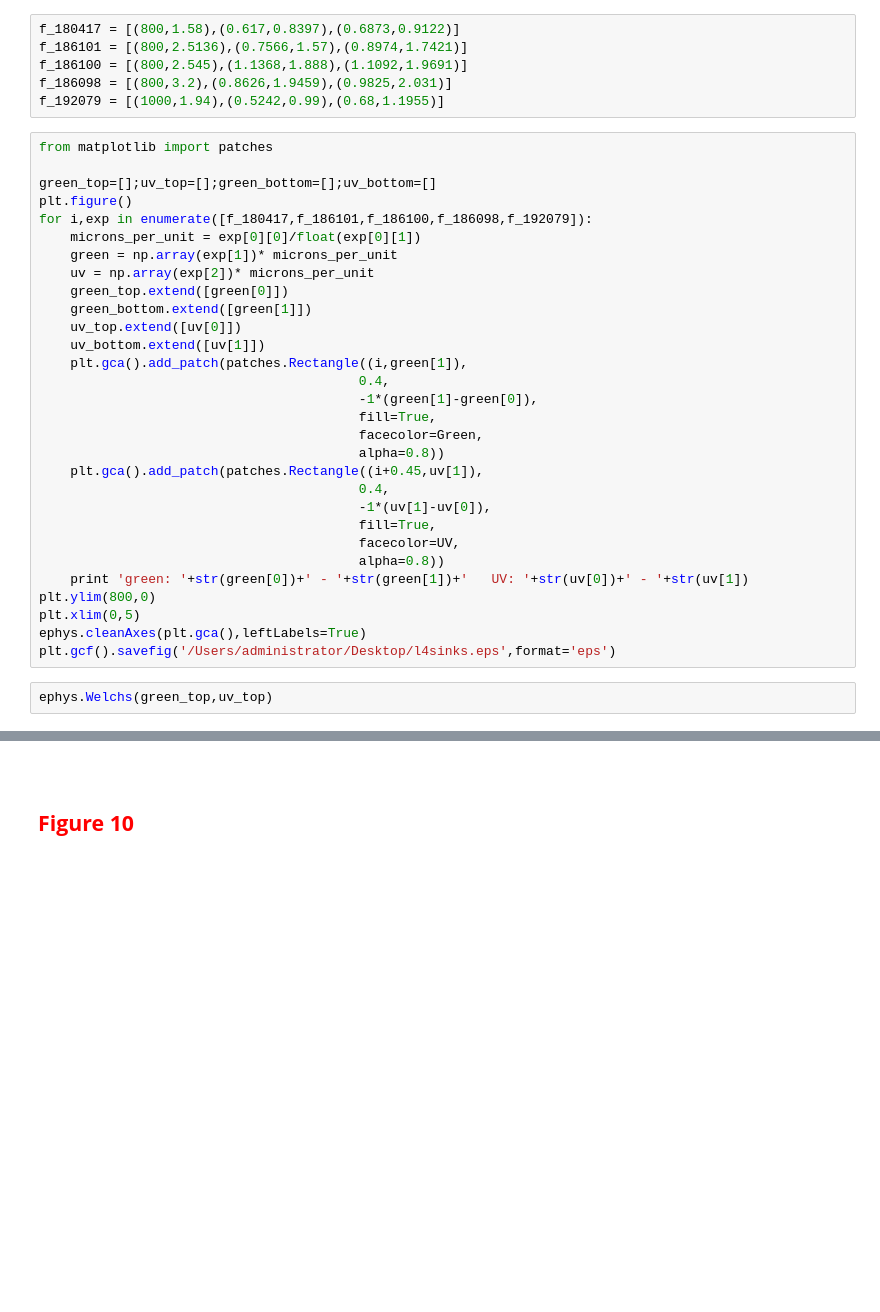
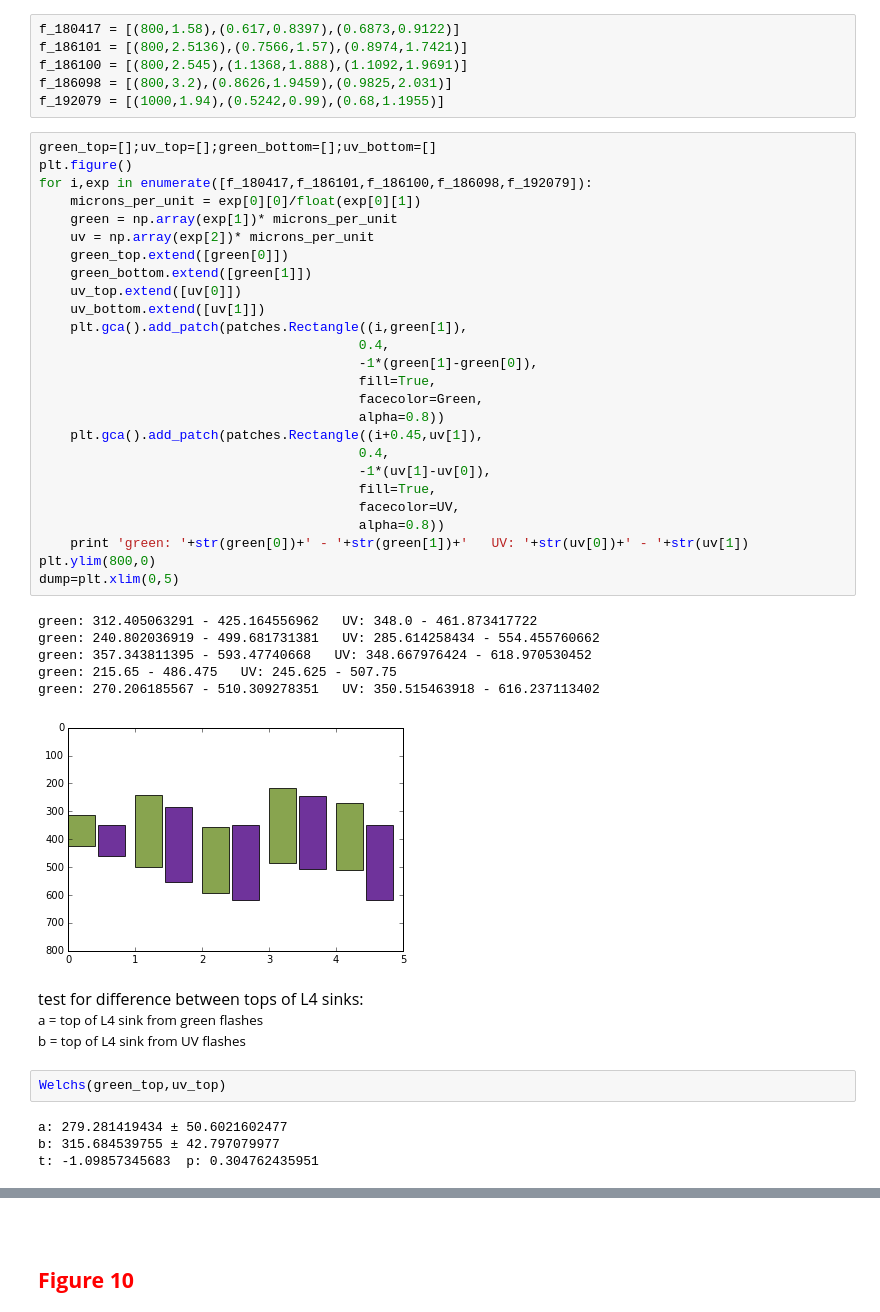
Before and after one commit to danieljdenman/mouse_chromatic, a Jupyter notebook: Denman2016_JNeurosci_plots_050816.ipynb, the cells around one changed output, grey strips where cells are left out. Cells and saved outputs as stored; diff of their text form; blank space fills up the shorter version.

```diff
--- a/Denman2016_JNeurosci_plots_050816.ipynb
+++ b/Denman2016_JNeurosci_plots_050816.ipynb
@@ -1431,34 +1424,45 @@ f_186100 = [(800,2.545),(1.1368,1.888),(1.1092,1.9691)]
 f_186098 = [(800,3.2),(0.8626,1.9459),(0.9825,2.031)]
 f_192079 = [(1000,1.94),(0.5242,0.99),(0.68,1.1955)]
 # %%
-from matplotlib import patches
-
 green_top=[];uv_top=[];green_bottom=[];uv_bottom=[]
 plt.figure()
 for i,exp in enumerate([f_180417,f_186101,f_186100,f_186098,f_192079]):
     microns_per_unit = exp[0][0]/float(exp[0][1])
     green = np.array(exp[1])* microns_per_unit
     uv = np.array(exp[2])* microns_per_unit
     green_top.extend([green[0]])
     green_bottom.extend([green[1]])
     uv_top.extend([uv[0]])
     uv_bottom.extend([uv[1]])
     plt.gca().add_patch(patches.Rectangle((i,green[1]),
                                          0.4,
                                          -1*(green[1]-green[0]),
                                          fill=True,
                                          facecolor=Green,
                                          alpha=0.8))
     plt.gca().add_patch(patches.Rectangle((i+0.45,uv[1]),
                                          0.4,
                                          -1*(uv[1]-uv[0]),
                                          fill=True,
                                          facecolor=UV,
                                          alpha=0.8))
     print 'green: '+str(green[0])+' - '+str(green[1])+'   UV: '+str(uv[0])+' - '+str(uv[1])
 plt.ylim(800,0)
-plt.xlim(0,5)
-ephys.cleanAxes(plt.gca(),leftLabels=True)
-plt.gcf().savefig('/Users/administrator/Desktop/l4sinks.eps',format='eps')
+dump=plt.xlim(0,5)
+# %% [output]
+green: 312.405063291 - 425.164556962   UV: 348.0 - 461.873417722
+green: 240.802036919 - 499.681731381   UV: 285.614258434 - 554.455760662
+green: 357.343811395 - 593.47740668   UV: 348.667976424 - 618.970530452
+green: 215.65 - 486.475   UV: 245.625 - 507.75
+green: 270.206185567 - 510.309278351   UV: 350.515463918 - 616.237113402
+[figure, added]
+# %% [markdown]
+<div style="font-size:12pt;color:#000000">test for difference between tops of L4 sinks:</div>
+<div style="font-size:10pt;color:#000000">a = top of L4 sink from green flashes</div>
+<div style="font-size:10pt;color:#000000">b = top of L4 sink from  UV   flashes</div>
 # %%
-ephys.Welchs(green_top,uv_top)
+Welchs(green_top,uv_top)
+# %% [output]
+a: 279.281419434 ± 50.6021602477
+b: 315.684539755 ± 42.797079977
+t: -1.09857345683  p: 0.304762435951
```
Also changed, not shown: parts of 9 cells of this notebook.
